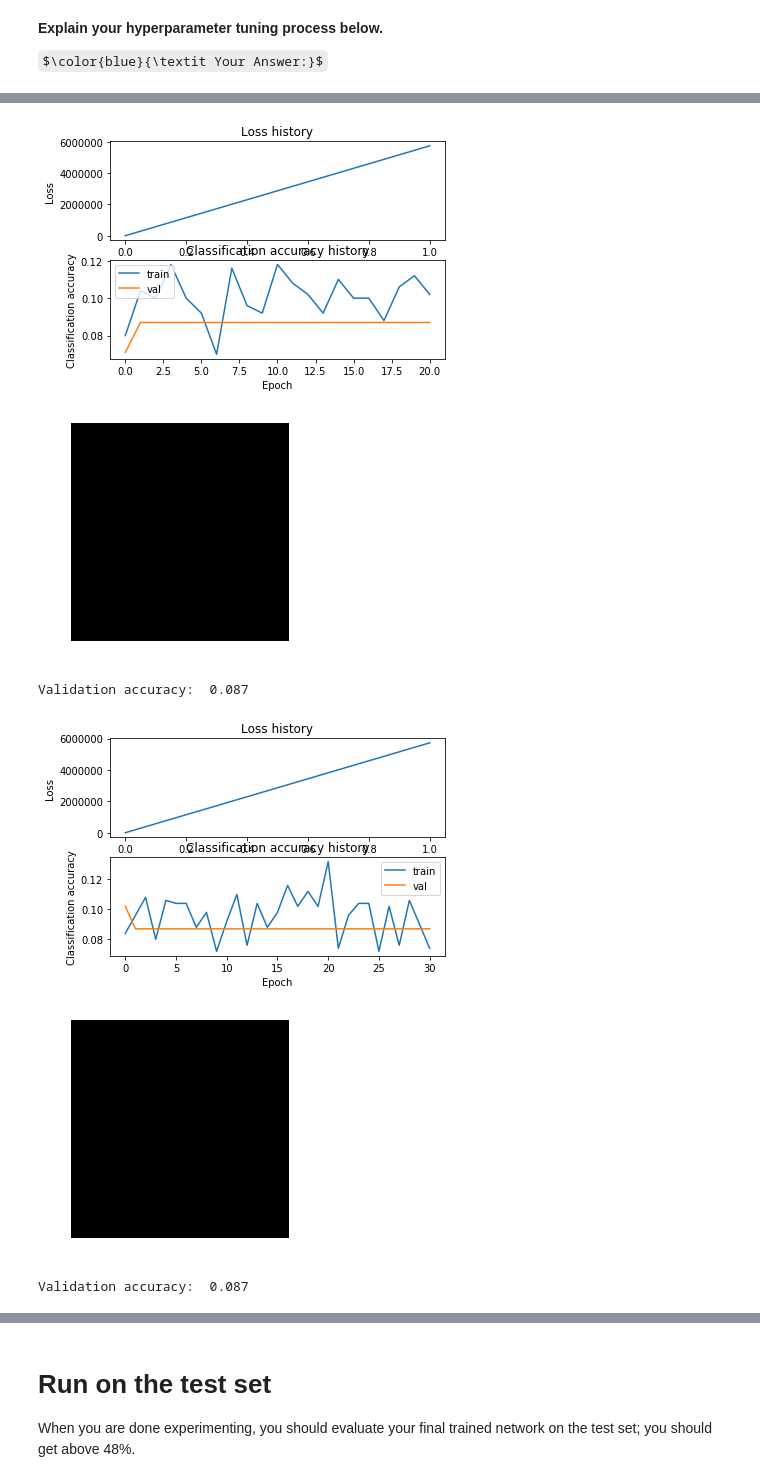
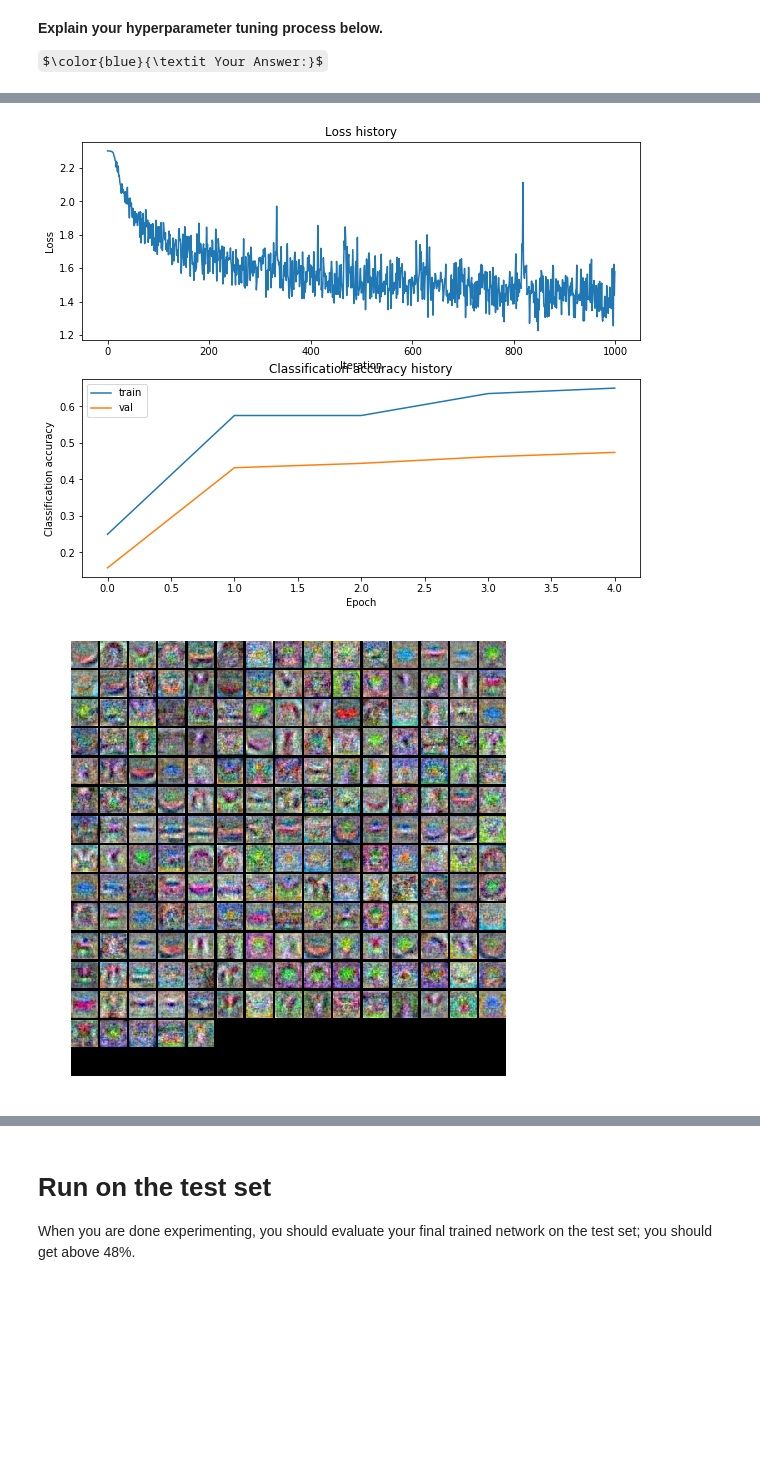
Before and after one commit to canhminhdo/cs231n, a Jupyter notebook: assignment1/two_layer_net.ipynb, the cells around one changed output, grey strips where cells are left out. Drawn from its saved outputs; the diff is of its cells as text; code cells hidden in the pictures; some formulas as TeX source; blank space fills up the shorter version.

Commit message:
Tuning hyperparameter in 2 layer net

```diff
--- a/assignment1/two_layer_net.ipynb
+++ b/assignment1/two_layer_net.ipynb
@@ -312,58 +315,36 @@ results = {}
 best_val = -1
 best_net = None
 best_stats = None
-learning_rates = [1e-2, 5e-2, 1e-3, 5e-3]
-regularization_strengths = [2.5e4, 5e4]
-hidden_sizes = [30, 40, 50, 60, 70]
-num_iters=[2000, 3000, 4000, 5000]
-batch_sizes=[500, 1000, 1500, 2000]
-learning_rate_decays=[0.9, 0.8, 0.7]
+
+learning_rates = [0.001, 0.002, 0.003]
+regularization_strengths = [0.05, 0.1, 0.15]
+hidden_sizes = [50, 80, 100, 120, 150, 180, 200]
 
 input_size = 32 * 32 * 3
 num_classes = 10
-for hidden_size in hidden_sizes:
-    for learning_rate in learning_rates:
-        for regularization_strength in regularization_strengths:
-            for batch_size in batch_sizes:
-                for learning_rate_decay in learning_rate_decays:
-                    for num_iter in num_iters:
-                        net = TwoLayerNet(input_size, hidden_size, num_classes)
-                        # Train the network
-                        stats = net.train(X_train, y_train, X_val, y_val,
-                                num_iters=num_iter, batch_size=batch_size,
-                                learning_rate=learning_rate, learning_rate_decay=learning_rate_decay,
-                                reg=regularization_strength, verbose=False)
 
-                        results[(hidden_size,learning_rate,regularization_strength,batch_size,learning_rate_decay,num_iter)] = (train_accuracy, val_acc)
+for lr in learning_rates:
+    for hidden_size in hidden_sizes:
+        for reg in regularization_strengths:
+            net = TwoLayerNet(input_size, hidden_size, num_classes)
+            # Train the network
+            stats = net.train(X_train, y_train, X_val, y_val,
+                    num_iters=1000, batch_size=200,
+                    learning_rate=lr, learning_rate_decay=0.95,
+                    reg=reg, verbose=False)
 
-                        # Predict on the training set
-                        train_accuracy = (net.predict(X_train) == y_train).mean()
+            # Predict on the training set
+            train_accuracy = (net.predict(X_train) == y_train).mean()
 
-                        # Predict on the validation set
-                        val_accuracy = (net.predict(X_val) == y_val).mean()
+            # Predict on the validation set
+            val_accuracy = (net.predict(X_val) == y_val).mean()
 
-                        if val_accuracy > best_val:
-                            best_val = val_accuracy
-                            best_net = net
-                            best_stats = stats
+            if val_accuracy > best_val:
+                best_val = val_accuracy
+                best_net = net
+                best_stats = stats
 
-                        # Plot the loss function and train / validation accuracies
-                        plt.subplot(2, 1, 1)
-                        plt.plot(stats['loss_history'])
-                        plt.title('Loss history')
-                        plt.xlabel('Iteration')
-                        plt.ylabel('Loss')
-
-                        plt.subplot(2, 1, 2)
-                        plt.plot(stats['train_acc_history'], label='train')
-                        plt.plot(stats['val_acc_history'], label='val')
-                        plt.title('Classification accuracy history')
-                        plt.xlabel('Epoch')
-                        plt.ylabel('Classification accuracy')
-                        plt.legend()
-                        plt.show()
-                        # show net
-                        show_net_weights(net)
+            print(lr, hidden_size, reg, train_accuracy, val_accuracy)
 
 # Plot the loss function and train / validation accuracies
 plt.subplot(2, 1, 1)
@@ -389,6 +386,2 @@ Validation accuracy:  0.087
-[figure, old version]
+[figure, new version]
-[figure, old version]
+[figure, new version]
-Validation accuracy:  0.087
-[figure, removed]
-[figure, removed]
-Validation accuracy:  0.087
```
Also changed, not shown: parts of 6 cells of this notebook, 1 other file.
